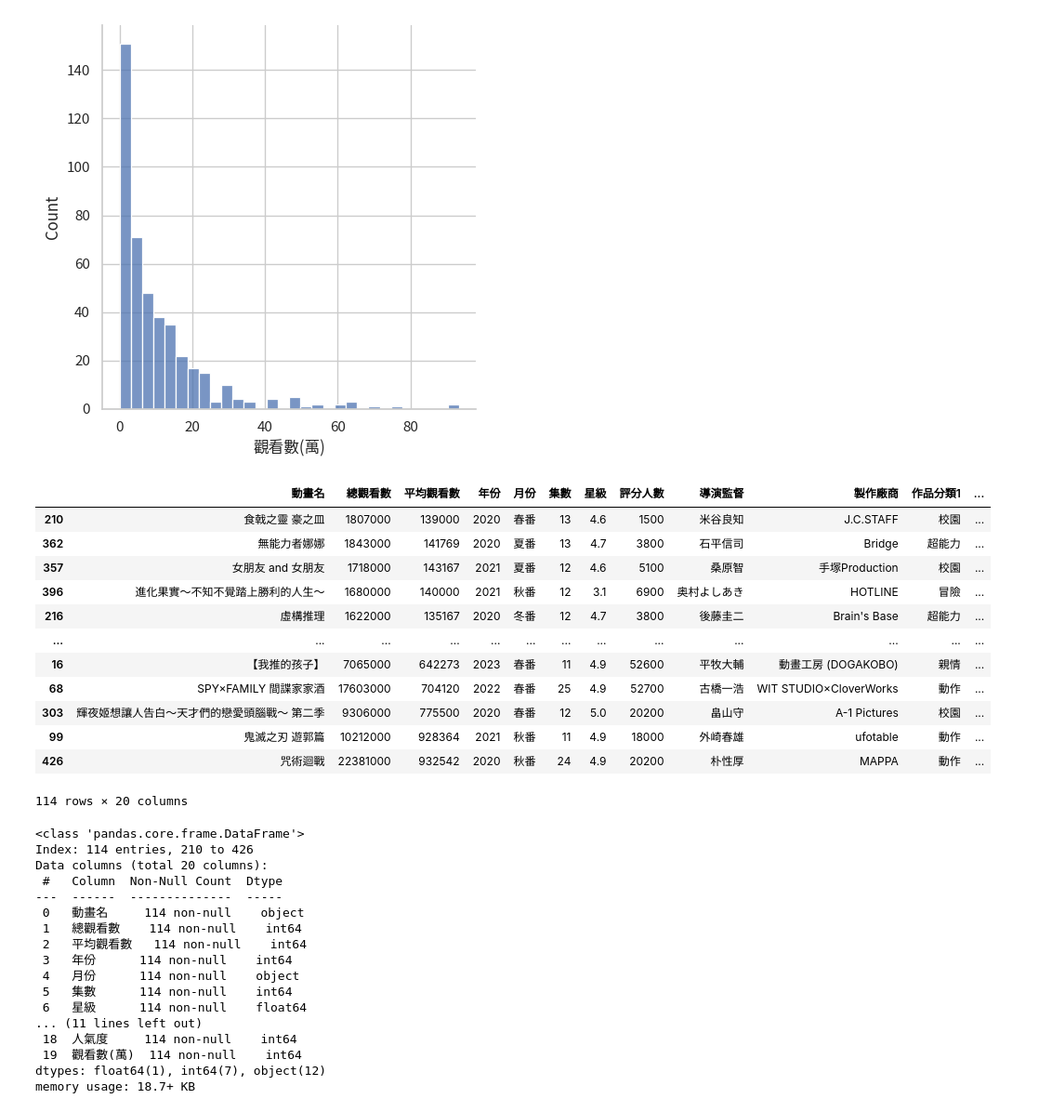
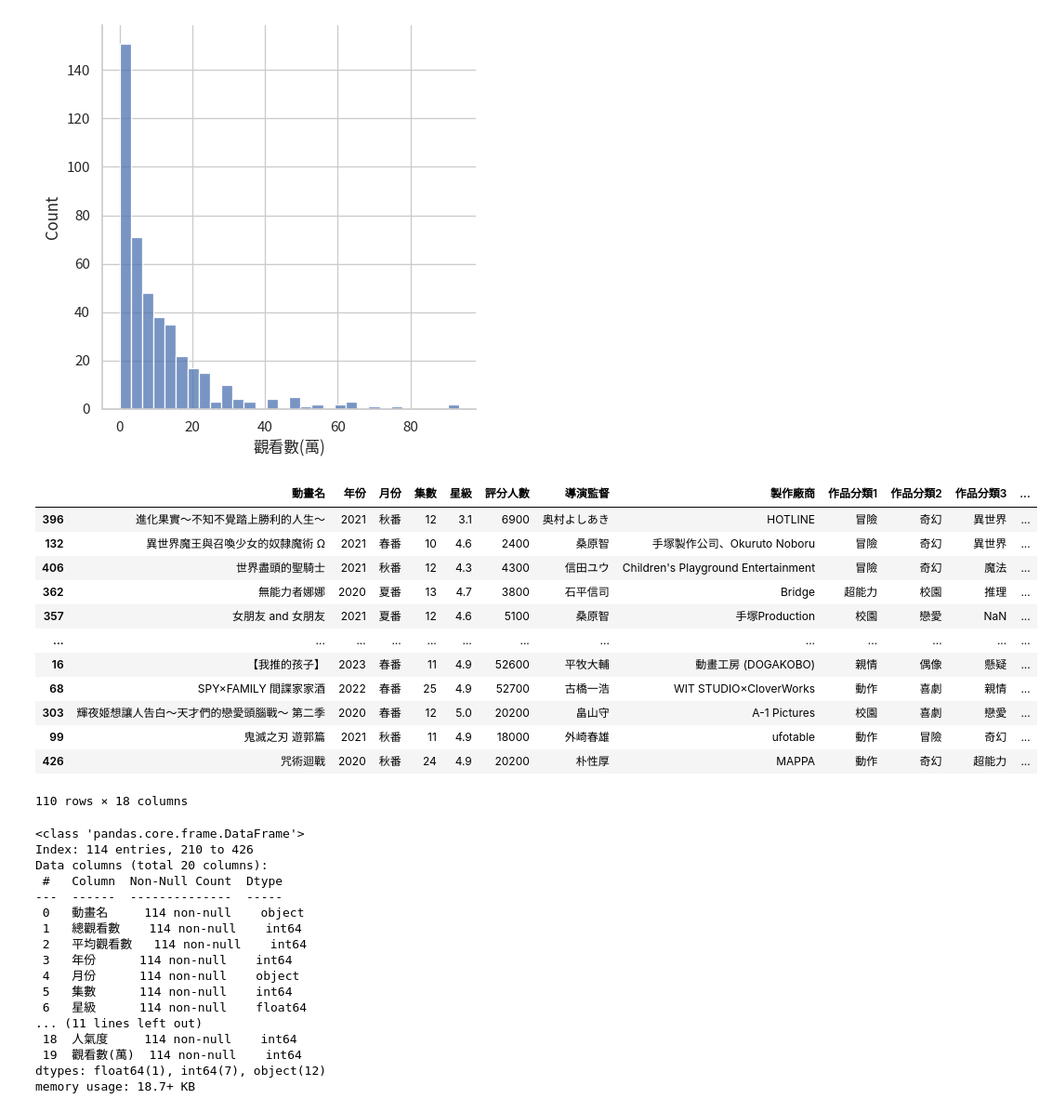
Before and after one commit to hsiaoyt0923/Anime_View_Number_Regression, a Jupyter notebook: graph.ipynb, the cells around one changed output. Shown: that part at 93% size. Cells and saved outputs as stored; diff of their text form; code cells hidden in the pictures.

```diff
--- a/graph.ipynb
+++ b/graph.ipynb
@@ -93,23 +93,30 @@ sns.displot(data=df, x='觀看數(萬)')
 # %% [output]
 <seaborn.axisgrid.FacetGrid at 0x...>
 [figure]
-# %%
-df1 = df[df['觀看數(萬)'] >= 14].sort_values('觀看數(萬)')
-df1
-# %% [output]
-|  | 動畫名 | 總觀看數 | 平均觀看數 | 年份 | 月份 | 集數 | 星級 | 評分人數 | 導演監督 | 製作廠商 | 作品分類1 | ... |
-| 210 | 食戟之靈 豪之皿 | 1807000 | 139000 | 2020 | 春番 | 13 | 4.6 | 1500 | 米谷良知 | J.C.STAFF | 校園 | ... |
-| 362 | 無能力者娜娜 | 1843000 | 141769 | 2020 | 夏番 | 13 | 4.7 | 3800 | 石平信司 | Bridge | 超能力 | ... |
-| 357 | 女朋友 and 女朋友 | 1718000 | 143167 | 2021 | 夏番 | 12 | 4.6 | 5100 | 桑原智 | 手塚Production | 校園 | ... |
-| 396 | 進化果實～不知不覺踏上勝利的人生～ | 1680000 | 140000 | 2021 | 秋番 | 12 | 3.1 | 6900 | 奥村よしあき | HOTLINE | 冒險 | ... |
-| 216 | 虛構推理 | 1622000 | 135167 | 2020 | 冬番 | 12 | 4.7 | 3800 | 後藤圭二 | Brain's Base | 超能力 | ... |
-| ... | ... | ... | ... | ... | ... | ... | ... | ... | ... | ... | ... | ... |
-| 16 | 【我推的孩子】 | 7065000 | 642273 | 2023 | 春番 | 11 | 4.9 | 52600 | 平牧大輔 | 動畫工房 (DOGAKOBO) | 親情 | ... |
-| 68 | SPY×FAMILY 間諜家家酒 | 17603000 | 704120 | 2022 | 春番 | 25 | 4.9 | 52700 | 古橋一浩 | WIT STUDIO×CloverWorks | 動作 | ... |
-| 303 | 輝夜姬想讓人告白～天才們的戀愛頭腦戰～ 第二季 | 9306000 | 775500 | 2020 | 春番 | 12 | 5.0 | 20200 | 畠山守 | A-1 Pictures | 校園 | ... |
-| 99 | 鬼滅之刃 遊郭篇 | 10212000 | 928364 | 2021 | 秋番 | 11 | 4.9 | 18000 | 外崎春雄 | ufotable | 動作 | ... |
-| 426 | 咒術迴戰 | 22381000 | 932542 | 2020 | 秋番 | 24 | 4.9 | 20200 | 朴性厚 | MAPPA | 動作 | ... |
-114 rows × 20 columns
+# %%
+df1 = df[df['觀看數(萬)'] >= 14].sort_values('觀看數(萬)')
+df1['平均觀看數(萬)'] = df1['觀看數(萬)']
+df1 = df1.drop('平均觀看數', axis=1)
+df1 = df1.drop('觀看數(萬)', axis=1)
+df1 = df1.drop('人氣度', axis=1)
+df1['總觀看數'] = round(df1['總觀看數'] / 10000, ndigits=1)
+df1['總觀看數(萬)'] = df1['總觀看數']
+df1 = df1.drop('總觀看數', axis=1)
+df1
+# %% [output]
+|  | 動畫名 | 年份 | 月份 | 集數 | 星級 | 評分人數 | 導演監督 | 製作廠商 | 作品分類1 | 作品分類2 | 作品分類3 | ... |
+| 396 | 進化果實～不知不覺踏上勝利的人生～ | 2021 | 秋番 | 12 | 3.1 | 6900 | 奥村よしあき | HOTLINE | 冒險 | 奇幻 | 異世界 | ... |
+| 132 | 異世界魔王與召喚少女的奴隸魔術 Ω | 2021 | 春番 | 10 | 4.6 | 2400 | 桑原智 | 手塚製作公司、Okuruto Noboru | 冒險 | 奇幻 | 異世界 | ... |
+| 406 | 世界盡頭的聖騎士 | 2021 | 秋番 | 12 | 4.3 | 4300 | 信田ユウ | Children's Playground Entertainment | 冒險 | 奇幻 | 魔法 | ... |
+| 362 | 無能力者娜娜 | 2020 | 夏番 | 13 | 4.7 | 3800 | 石平信司 | Bridge | 超能力 | 校園 | 推理 | ... |
+| 357 | 女朋友 and 女朋友 | 2021 | 夏番 | 12 | 4.6 | 5100 | 桑原智 | 手塚Production | 校園 | 戀愛 | NaN | ... |
+| ... | ... | ... | ... | ... | ... | ... | ... | ... | ... | ... | ... | ... |
+| 16 | 【我推的孩子】 | 2023 | 春番 | 11 | 4.9 | 52600 | 平牧大輔 | 動畫工房 (DOGAKOBO) | 親情 | 偶像 | 懸疑 | ... |
+| 68 | SPY×FAMILY 間諜家家酒 | 2022 | 春番 | 25 | 4.9 | 52700 | 古橋一浩 | WIT STUDIO×CloverWorks | 動作 | 喜劇 | 親情 | ... |
+| 303 | 輝夜姬想讓人告白～天才們的戀愛頭腦戰～ 第二季 | 2020 | 春番 | 12 | 5.0 | 20200 | 畠山守 | A-1 Pictures | 校園 | 喜劇 | 戀愛 | ... |
+| 99 | 鬼滅之刃 遊郭篇 | 2021 | 秋番 | 11 | 4.9 | 18000 | 外崎春雄 | ufotable | 動作 | 冒險 | 奇幻 | ... |
+| 426 | 咒術迴戰 | 2020 | 秋番 | 24 | 4.9 | 20200 | 朴性厚 | MAPPA | 動作 | 奇幻 | 超能力 | ... |
+110 rows × 18 columns
 # %%
 df1.info()
 # %% [output]
```
Also changed, not shown: 4 other files.
